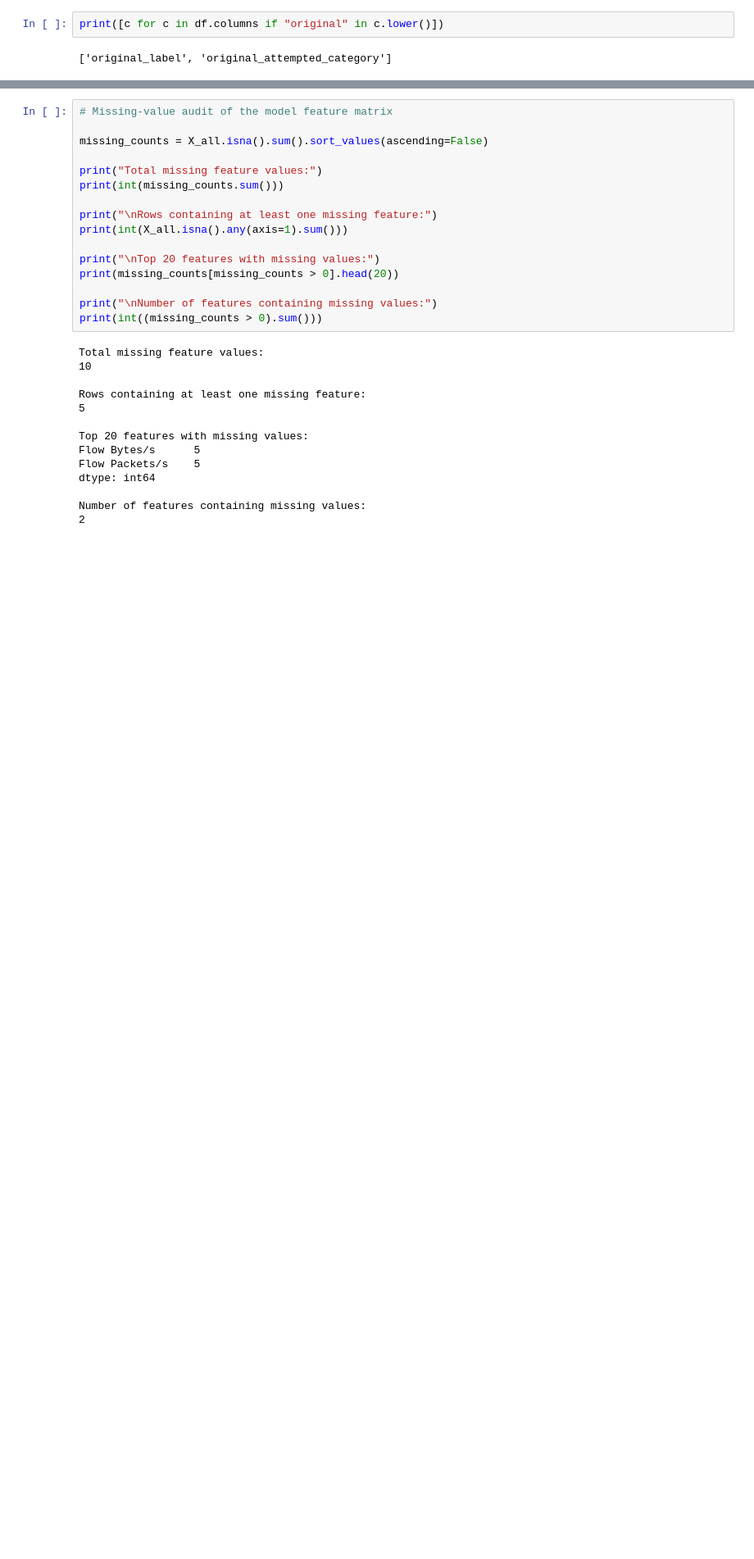
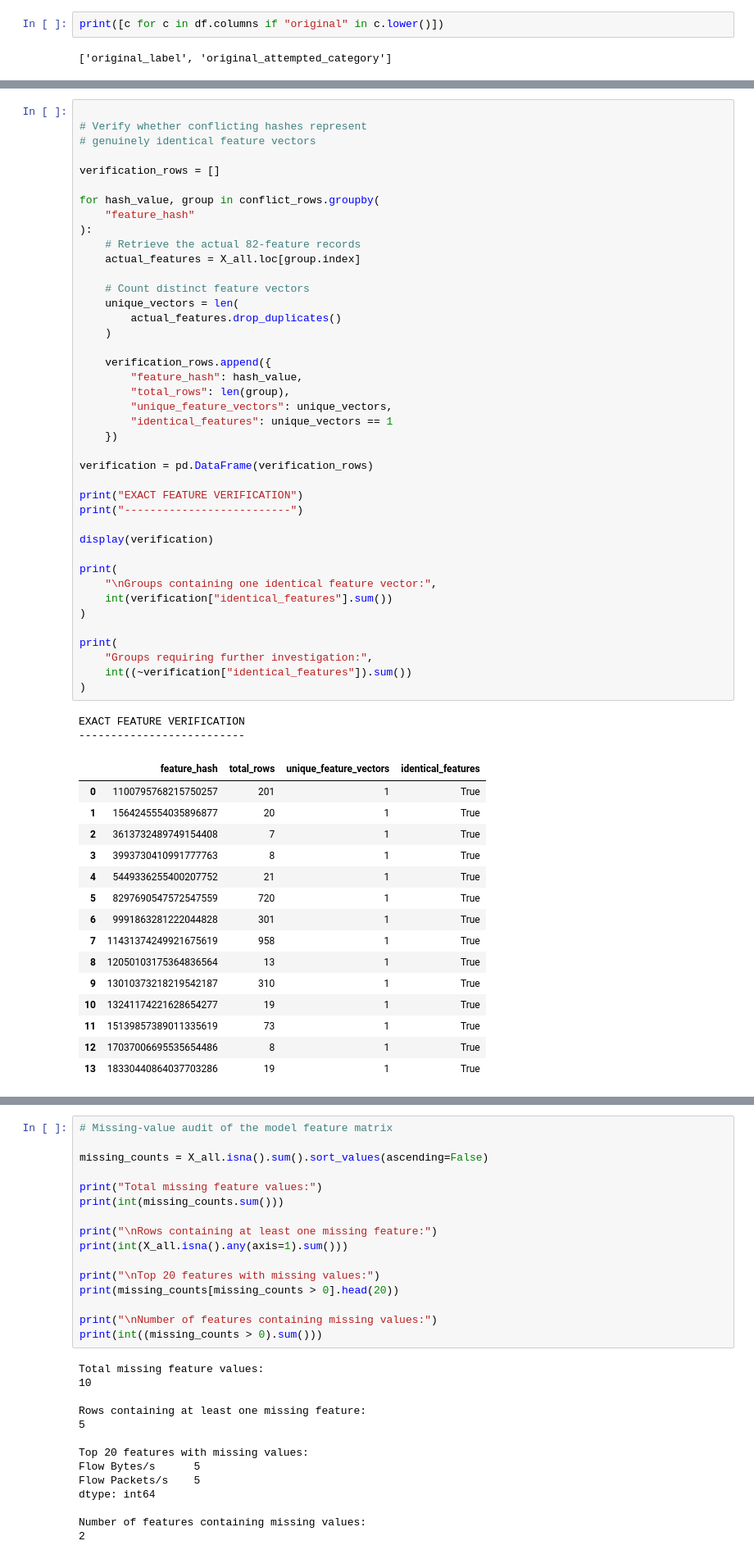
Before and after one commit to OOdunsi/Exploring-Quantum-Computing---CICIDS2017-Dataset-Test, a Jupyter notebook: notebooks/01_cicids2017_classical_baseline_v2.ipynb, the cells around one changed output, grey strips where cells are left out. Shown at 82% size. Drawn from its saved outputs; the diff is of its cells as text; blank space fills up the shorter version.

```diff
--- a/notebooks/01_cicids2017_classical_baseline_v2.ipynb
+++ b/notebooks/01_cicids2017_classical_baseline_v2.ipynb
@@ -529,0 +861,59 @@ Name: count, dtype: int64
+# %%
+
+# Verify whether conflicting hashes represent
+# genuinely identical feature vectors
+
+verification_rows = []
+
+for hash_value, group in conflict_rows.groupby(
+    "feature_hash"
+):
+    # Retrieve the actual 82-feature records
+    actual_features = X_all.loc[group.index]
+
+    # Count distinct feature vectors
+    unique_vectors = len(
+        actual_features.drop_duplicates()
+    )
+
+    verification_rows.append({
+        "feature_hash": hash_value,
+        "total_rows": len(group),
+        "unique_feature_vectors": unique_vectors,
+        "identical_features": unique_vectors == 1
+    })
+
+verification = pd.DataFrame(verification_rows)
+
+print("EXACT FEATURE VERIFICATION")
+print("--------------------------")
+
+display(verification)
+
+print(
+    "\nGroups containing one identical feature vector:",
+    int(verification["identical_features"].sum())
+)
+
+print(
+    "Groups requiring further investigation:",
+    int((~verification["identical_features"]).sum())
+)
+# %% [output]
+EXACT FEATURE VERIFICATION
+--------------------------
+|  | feature_hash | total_rows | unique_feature_vectors | identical_features |
+| 0 | 1100795768215750257 | 201 | 1 | True |
+| 1 | 1564245554035896877 | 20 | 1 | True |
+| 2 | 3613732489749154408 | 7 | 1 | True |
+| 3 | 3993730410991777763 | 8 | 1 | True |
+| 4 | 5449336255400207752 | 21 | 1 | True |
+| 5 | 8297690547572547559 | 720 | 1 | True |
+| 6 | 9991863281222044828 | 301 | 1 | True |
+| 7 | 11431374249921675619 | 958 | 1 | True |
+| 8 | 12050103175364836564 | 13 | 1 | True |
+| 9 | 13010373218219542187 | 310 | 1 | True |
+| 10 | 13241174221628654277 | 19 | 1 | True |
+| 11 | 15139857389011335619 | 73 | 1 | True |
+| 12 | 17037006695535654486 | 8 | 1 | True |
+| 13 | 18330440864037703286 | 19 | 1 | True |
```
Also changed, not shown: parts of 19 cells of this notebook, 16 other files.
